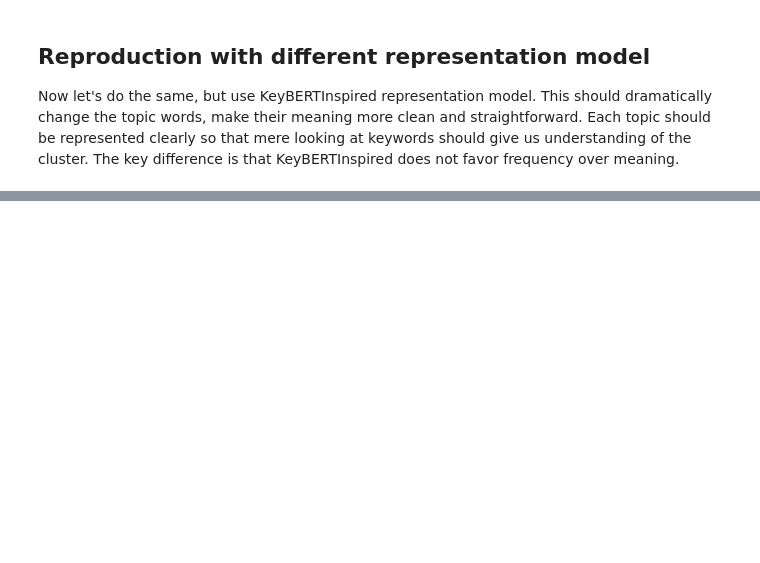
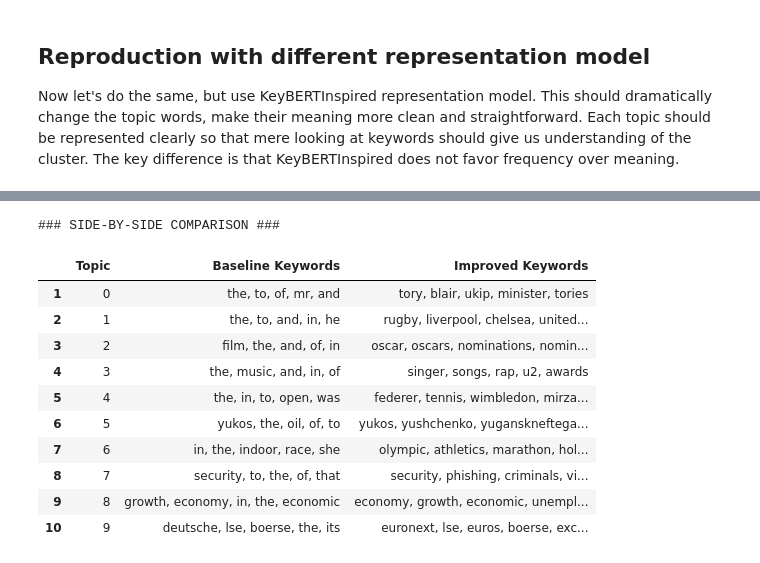
Before and after one commit to aeroonn/MachineLearning_NLP, a Jupyter notebook: project_improved_representation.ipynb, the cells around one changed output, grey strips where cells are left out. Saved outputs shown, nothing was run; the diff lists cells and outputs as text; code cells hidden in the pictures; blank space fills up the shorter version.

Commit message:
FEAT: improved representation - conclustion and side by side comparison

```diff
--- a/project_improved_representation.ipynb
+++ b/project_improved_representation.ipynb
@@ -92,0 +118,38 @@ fig_bar_enhanced.show()
+# %%
+import pandas as pd
+
+new_topics = topic_model_baseline.get_topics()
+new_keywords = {}
+for topic_id, topic_list in new_topics.items():
+    words = [pair[0] for pair in topic_list[:5]]
+    new_keywords[topic_id] = ", ".join(words)
+
+old_keywords = {}
+for topic_id, topic_list in old_topics.items():
+    words = [pair[0] for pair in topic_list[:5]]
+    old_keywords[topic_id] = ", ".join(words)
+
+df_compare = pd.DataFrame({
+    "Topic": list(new_keywords.keys()),
+    "Baseline Keywords": [old_keywords[t] for t in new_keywords.keys()],
+    "Improved Keywords": [new_keywords[t] for t in new_keywords.keys()]
+})
+
+df_compare = df_compare[df_compare["Topic"] != -1].sort_values("Topic")
+
+pd.set_option('display.max_colwidth', None)
+print("### SIDE-BY-SIDE COMPARISON ###")
+display(df_compare.head(10))
+# %% [output]
+### SIDE-BY-SIDE COMPARISON ###
+|  | Topic | Baseline Keywords | Improved Keywords |
+| 1 | 0 | the, to, of, mr, and | tory, blair, ukip, minister, tories |
+| 2 | 1 | the, to, and, in, he | rugby, liverpool, chelsea, united... |
+| 3 | 2 | film, the, and, of, in | oscar, oscars, nominations, nomin... |
+| 4 | 3 | the, music, and, in, of | singer, songs, rap, u2, awards |
+| 5 | 4 | the, in, to, open, was | federer, tennis, wimbledon, mirza... |
+| 6 | 5 | yukos, the, oil, of, to | yukos, yushchenko, yuganskneftega... |
+| 7 | 6 | in, the, indoor, race, she | olympic, athletics, marathon, hol... |
+| 8 | 7 | security, to, the, of, that | security, phishing, criminals, vi... |
+| 9 | 8 | growth, economy, in, the, economic | economy, growth, economic, unempl... |
+| 10 | 9 | deutsche, lse, boerse, the, its | euronext, lse, euros, boerse, exc... |
```
Also changed, not shown: parts of 7 cells of this notebook.
